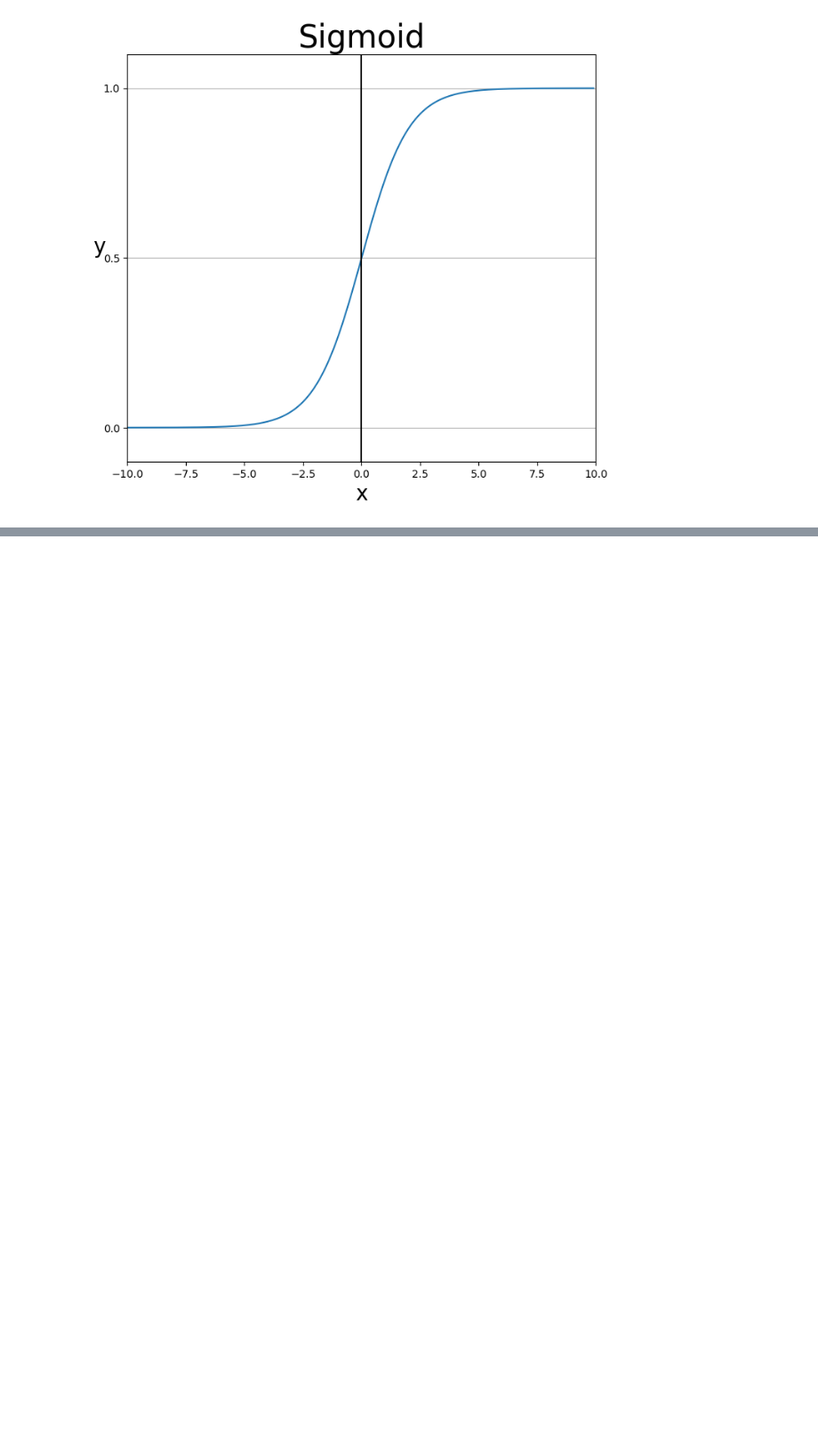
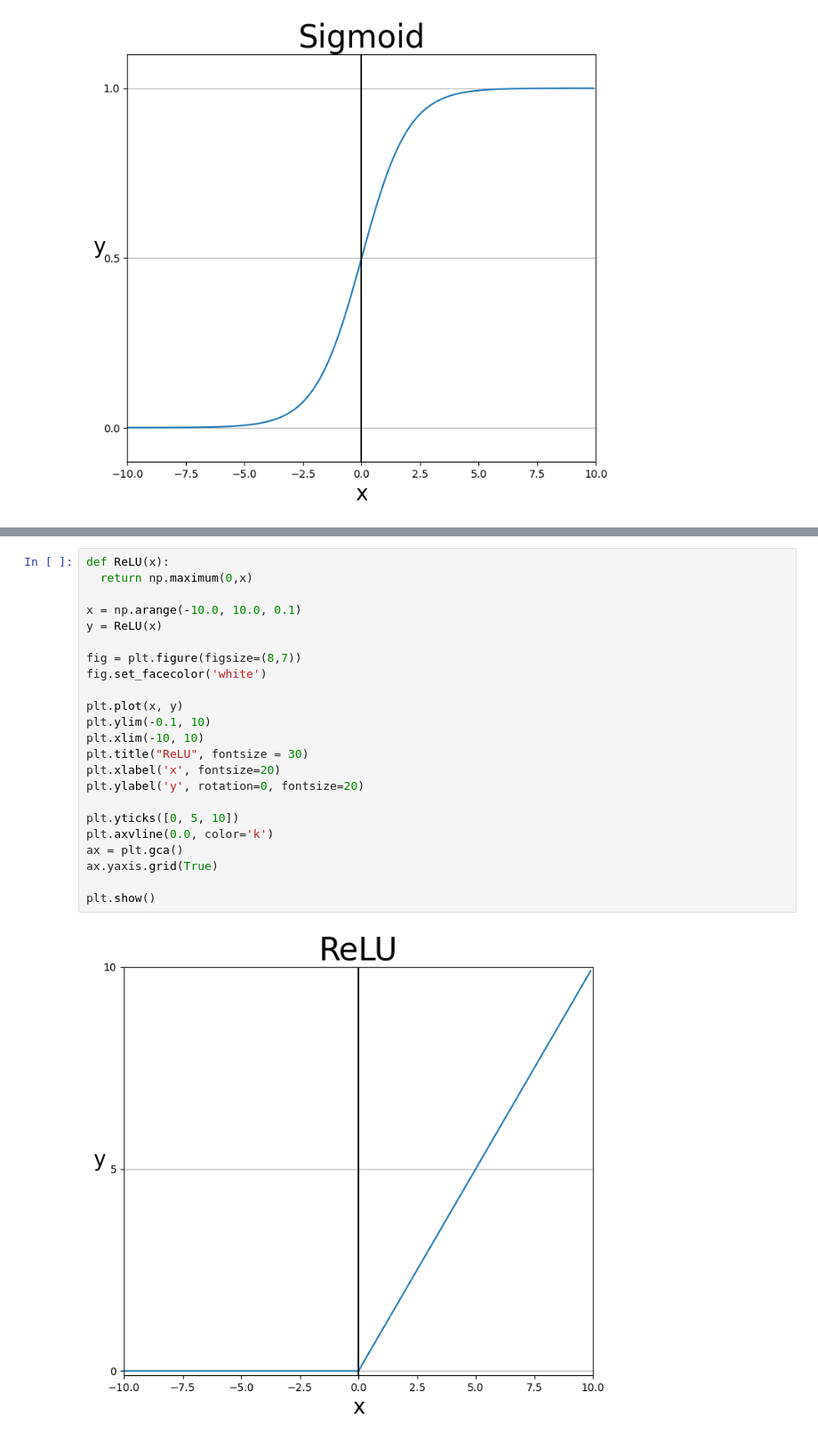
Before and after one commit to codebjjung/ML-DL, a Jupyter notebook: func.ipynb, the cells around one changed output, grey strips where cells are left out. Shown at 89% size. Cells and saved outputs as stored; diff of their text form; blank space fills up the shorter version.

```diff
--- a/func.ipynb
+++ b/func.ipynb
@@ -30,0 +56,25 @@ plt.show()
+# %%
+def ReLU(x):
+  return np.maximum(0,x)
+
+x = np.arange(-10.0, 10.0, 0.1)
+y = ReLU(x)
+
+fig = plt.figure(figsize=(8,7))
+fig.set_facecolor('white')
+
+plt.plot(x, y)
+plt.ylim(-0.1, 10)
+plt.xlim(-10, 10)
+plt.title("ReLU", fontsize = 30)
+plt.xlabel('x', fontsize=20)
+plt.ylabel('y', rotation=0, fontsize=20)
+
+plt.yticks([0, 5, 10])
+plt.axvline(0.0, color='k')
+ax = plt.gca()
+ax.yaxis.grid(True)
+
+plt.show()
+# %% [output]
+[figure, added]
```
Also changed, not shown: parts of 2 cells of this notebook.
